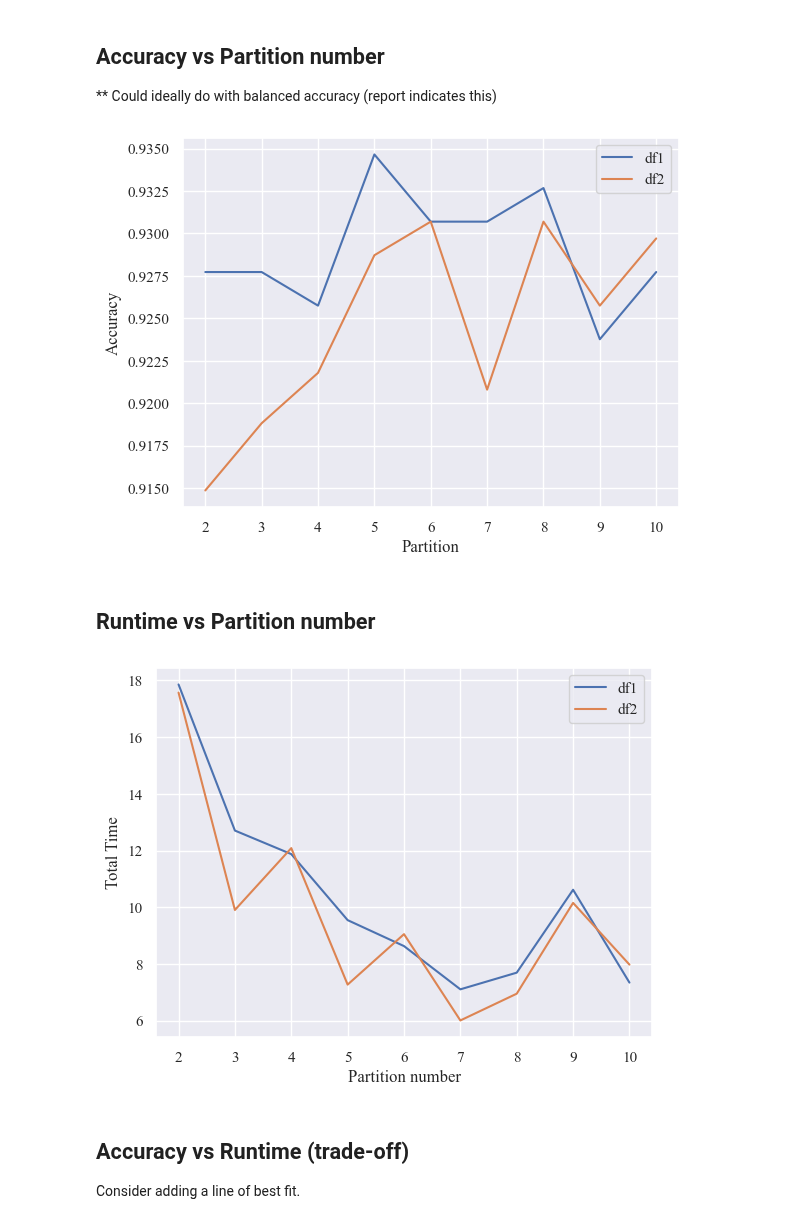
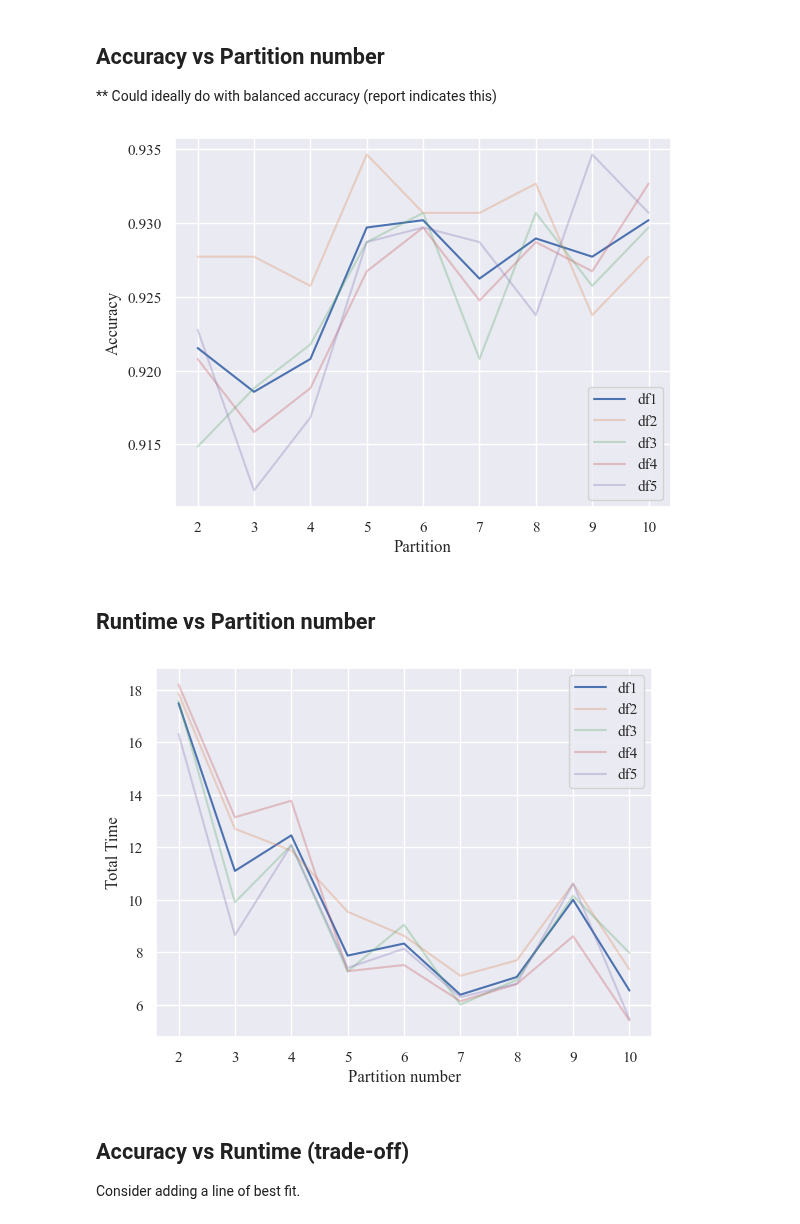
Before and after one commit to KRudd-E/BigData, a Jupyter notebook: code/src/logs/reports_analysis.ipynb, the cells around one changed output. Drawn from its saved outputs; the diff is of its cells as text; code cells hidden in the pictures.

```diff
--- a/code/src/logs/reports_analysis.ipynb
+++ b/code/src/logs/reports_analysis.ipynb
@@ -15,6 +15,7 @@ Ensure the evaluation metrics identified in lit review reflect this.
 import os
 import json
 import pandas as pd
+import numpy as np
 
 def load_combined_report_dataframe(json_filename="report.json"):
     # Use relative path (assumes same directory)
@@ -44,7 +45,8 @@ def load_combined_report_dataframe(json_filename="report.json"):
 
 df1 = load_combined_report_dataframe('report1.json')
 df2 = load_combined_report_dataframe("report2.json")
-df_list = [df1, df2]
+df3 = load_combined_report_dataframe("report3.json")
+df4 = load_combined_report_dataframe("report4.json")
 # %%
 def tot_time_col(df) -> pd.DataFrame:
     df['Total_Time'] = df['Ingestion_time'] + df['Preprocessing train data_time'] + df['Training_time'] + df['Preprocessing test data_time'] + df['Prediction_time']
@@ -52,6 +54,12 @@ def tot_time_col(df) -> pd.DataFrame:
 
 df1 = tot_time_col(df1)
 df2 = tot_time_col(df2)
+df3 = tot_time_col(df3)
+df4 = tot_time_col(df4)
+
+avg = pd.concat([df1, df2, df3, df4]).groupby(level=0).mean()
+df_list = [avg, df1, df2, df3, df4]
+df_names = ['avg', 'df1', 'df2', 'df3', 'df4']
 # %% [markdown]
 ## Plot all
 # %%
@@ -69,7 +77,7 @@ for j, df in enumerate(df_list):
         if j == 0:
             ax[i, j].set_ylabel(col, rotation=70, labelpad=20)
         if i == 0:
-            ax[i, j].set_title(f"df{j+1}")
+            ax[i, j].set_title(f"{df_names[j]}", fontsize=12)
 
-plt.savefig(f'metrics.png', dpi=1200, bbox_inches='tight')
+plt.savefig(f'metrics.png', dpi=300, bbox_inches='tight')
 # %% [output]
@@ -81,29 +89,36 @@ plt.savefig(f'metrics.png', dpi=1200, bbox_inches='tight')
 # %%
 fig, ax = plt.subplots(ncols=1, nrows=1)
 
 for j, df in enumerate(df_list):
-    ax.plot(df['accuracy'])
+    if j == 0:
+        ax.plot(df['accuracy'], alpha=1)
+    else:
+        ax.plot(df['accuracy'], alpha=0.3)
+
 ax.set_ylabel(f"Accuracy")
 ax.set_xlabel(f"Partition")
 ax.legend([f"df{j+1}" for j in range(len(df_list))])
 
 plt.savefig(f'accuracyVSpartition.png', dpi=1200, bbox_inches='tight')
 # %% [output]
-[figure, old version]
+[figure, new version]
 # %% [markdown]
 ## Runtime vs Partition number
 # %%
 fig, ax = plt.subplots(ncols=1, nrows=1)
 
 for j, df in enumerate(df_list):
-    ax.plot(df['Total_Time'], )
+    if j == 0:
+        ax.plot(df['Total_Time'], alpha=1)
+    else:
+        ax.plot(df['Total_Time'], alpha=0.3)
 ax.set_ylabel(f"Total Time")
 ax.set_xlabel(f"Partition number")
 ax.legend([f"df{j+1}" for j in range(len(df_list))])
 
 plt.savefig(f'runtimeVSpartition.png', dpi=1200, bbox_inches='tight')
 # %% [output]
-[figure, old version]
+[figure, new version]
 # %% [markdown]
 ## Accuracy vs Runtime (trade-off)
 
```
Also changed, not shown: parts of 2 cells of this notebook, 9 other files.
